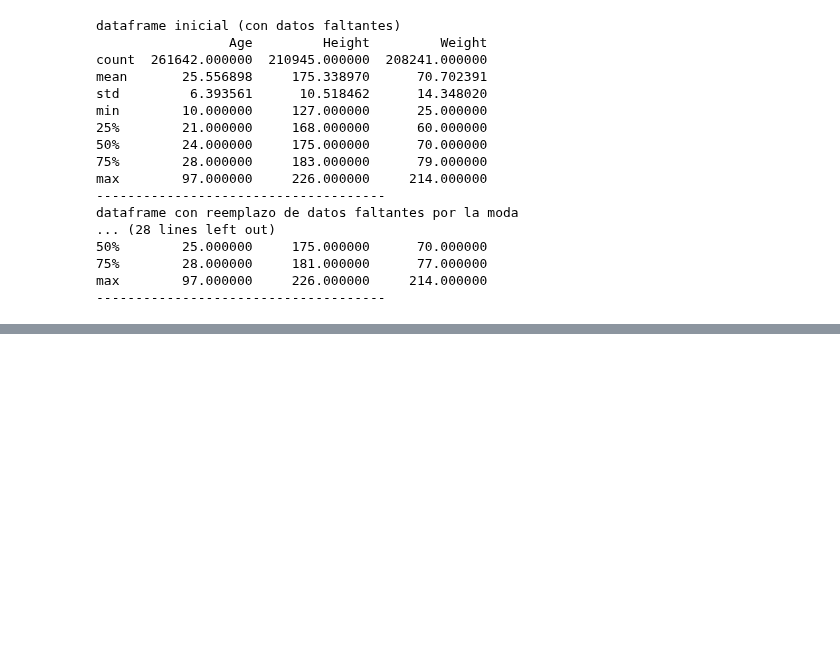
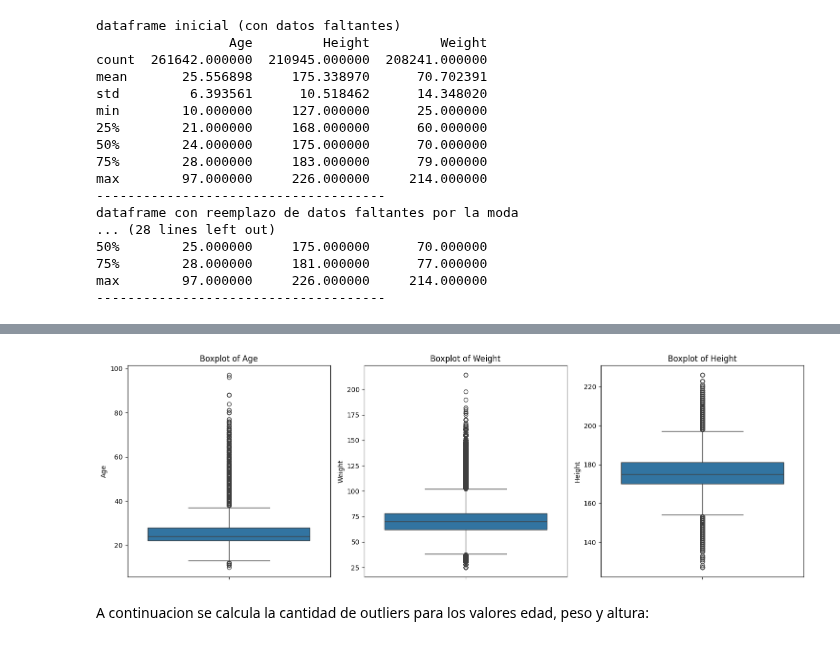
Before and after one commit to PabloMurer/Data-Science-I, a Jupyter notebook: Segunda_entrega_(final).ipynb, the cells around one changed output, grey strips where cells are left out. Saved outputs shown, nothing was run; the diff lists cells and outputs as text; code cells hidden in the pictures; blank space fills up the shorter version.

```diff
--- a/Segunda_entrega_(final).ipynb
+++ b/Segunda_entrega_(final).ipynb
@@ -714,0 +444,23 @@ dataframe_moda.head()
+# %%
+import pandas as pd
+import numpy as np
+# Calculate the mode of 'Age', 'Height', and 'Weight' for each sport
+dataframe_moda = df.copy()
+sports_mode = dataframe_moda.groupby('Sport')[['Age', 'Height', 'Weight']].agg(lambda x: x.mode().iloc[0] if not x.mode().empty else np.nan)
+
+# Function to fill NaN values with sport-specific modes
+def fill_nan_with_sport_mode(row):
+    sport = row['Sport']
+    for col in ['Age', 'Height', 'Weight']:
+        if pd.isna(row[col]):
+            if pd.notna(sports_mode.loc[sport, col]):
+                row[col] = sports_mode.loc[sport, col]
+            else:
+                # If sport mode is NaN, fill with the overall mode
+                row[col] = dataframe_moda[col].mode().iloc[0]
+    return row
+
+# Apply the function to replace NaN values in the dataframe
+dataframe_moda = dataframe_moda.apply(fill_nan_with_sport_mode, axis=1)
+
+dataframe_moda.head(10)
@@ -1831,0 +629,24 @@ KeyboardInterrupt:
+# %%
+import matplotlib.pyplot as plt
+import seaborn as sns
+
+plt.figure(figsize=(15, 5))
+
+plt.subplot(1, 3, 1)
+sns.boxplot(y=dataframe_moda['Age'])
+plt.title('Boxplot of Age')
+
+plt.subplot(1, 3, 2)
+sns.boxplot(y=dataframe_moda['Weight'])
+plt.title('Boxplot of Weight')
+
+plt.subplot(1, 3, 3)
+sns.boxplot(y=dataframe_moda['Height'])
+plt.title('Boxplot of Height')
+
+plt.tight_layout()
+plt.show()
+# %% [output]
+[figure, added]
+# %% [markdown]
+A continuacion se calcula la cantidad de outliers para los valores edad, peso y altura:
```
Also changed, not shown: parts of 122 cells of this notebook.
